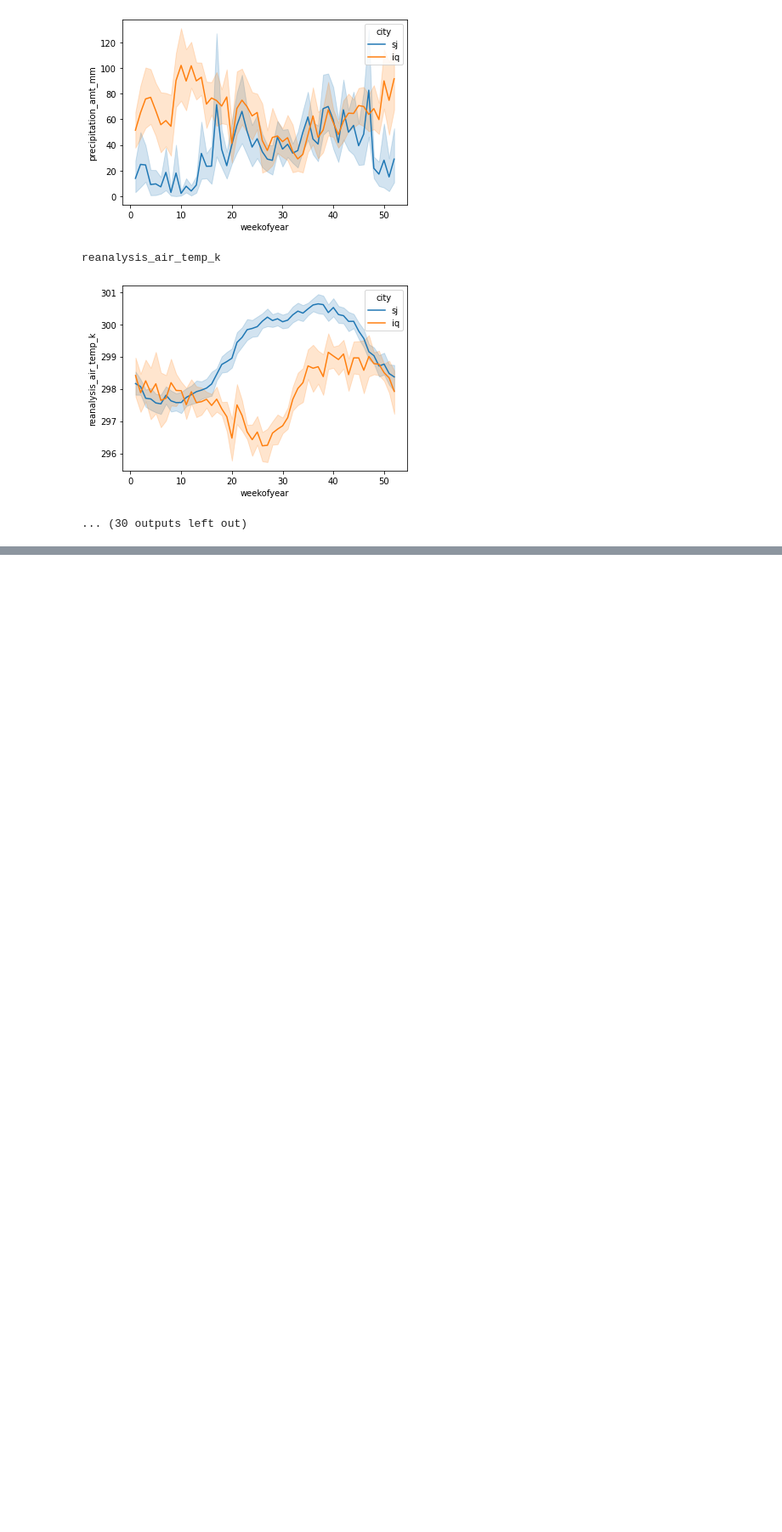
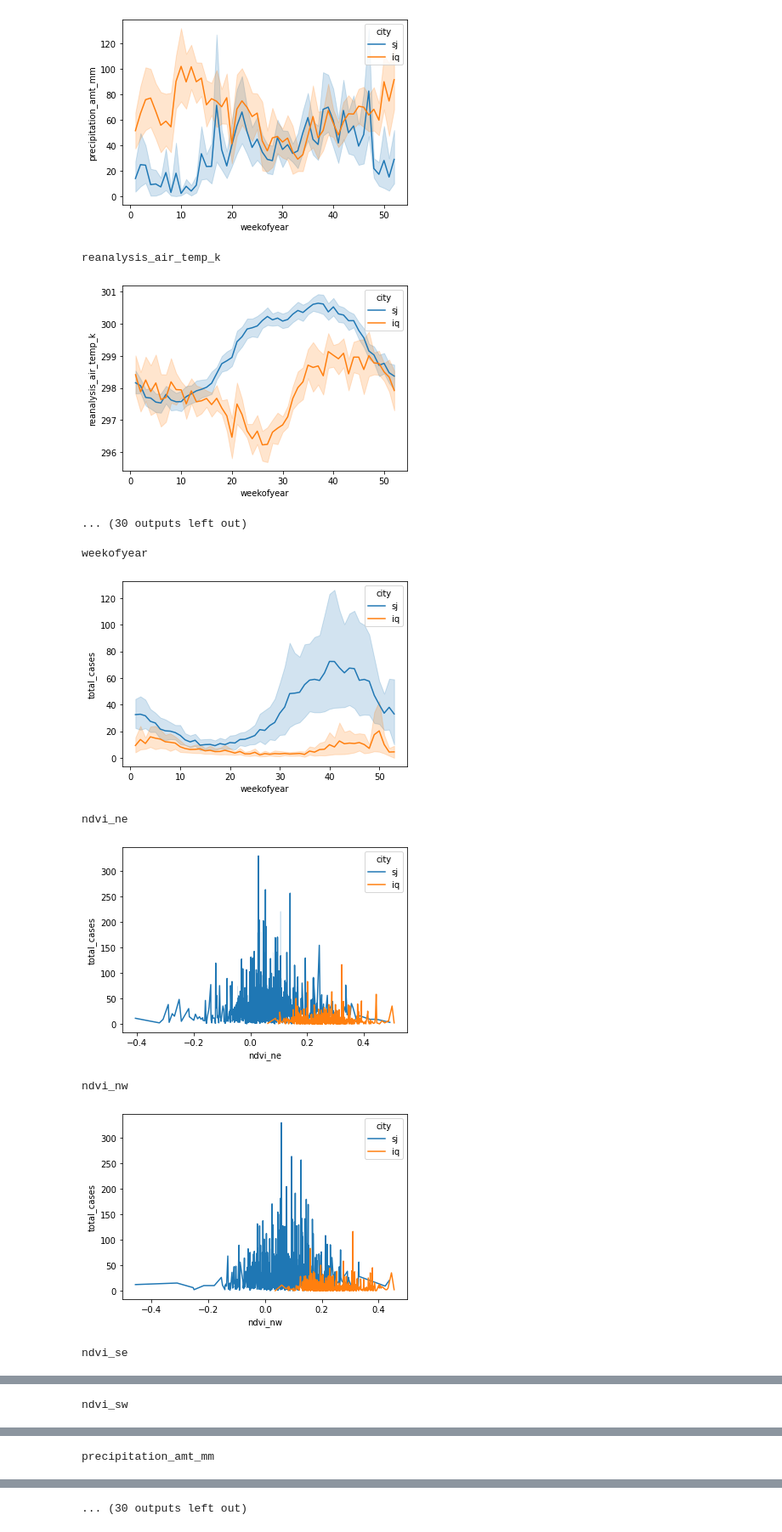
Before and after one commit to bleand/dengai, a Jupyter notebook: Initial_exploration.ipynb, the cells around one changed output, grey strips where cells are left out. Shown at 85% size. Drawn from its saved outputs; the diff is of its cells as text; code cells hidden in the pictures; blank space fills up the shorter version.

```diff
--- a/Initial_exploration.ipynb
+++ b/Initial_exploration.ipynb
@@ -167,3 +167,17 @@ precipitation_amt_mm
 reanalysis_air_temp_k
 [figure]
 ... (30 outputs left out)
+# %%
+for column in train_df.columns:
+    if column not in ['city', 'total_cases', 'year', 'week_start_date']:
+        print(column)
+        sns.lineplot(x=column, y='total_cases', hue='city', data= train_df)
+        plt.show()
+# %% [output]
+weekofyear
+[figure, added]
+ndvi_ne
+[figure, added]
+ndvi_nw
+[figure, added]
+ndvi_se
@@ -169,0 +185 @@ reanalysis_air_temp_k
+ndvi_sw
@@ -169,0 +187 @@ reanalysis_air_temp_k
+precipitation_amt_mm
@@ -169,0 +189 @@ reanalysis_air_temp_k
+... (30 outputs left out)
```
Also changed, not shown: parts of 9 cells of this notebook, 1 other file.
